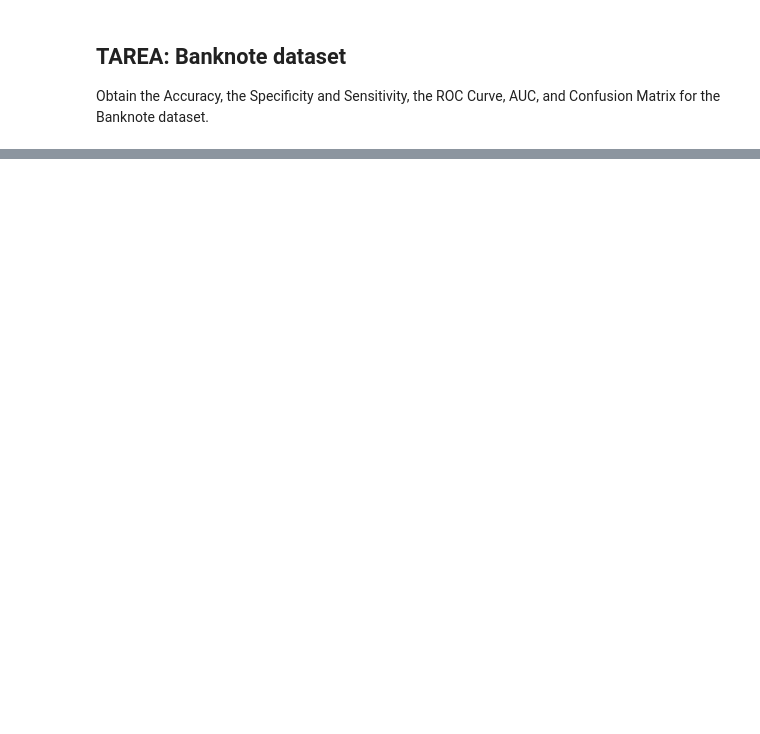
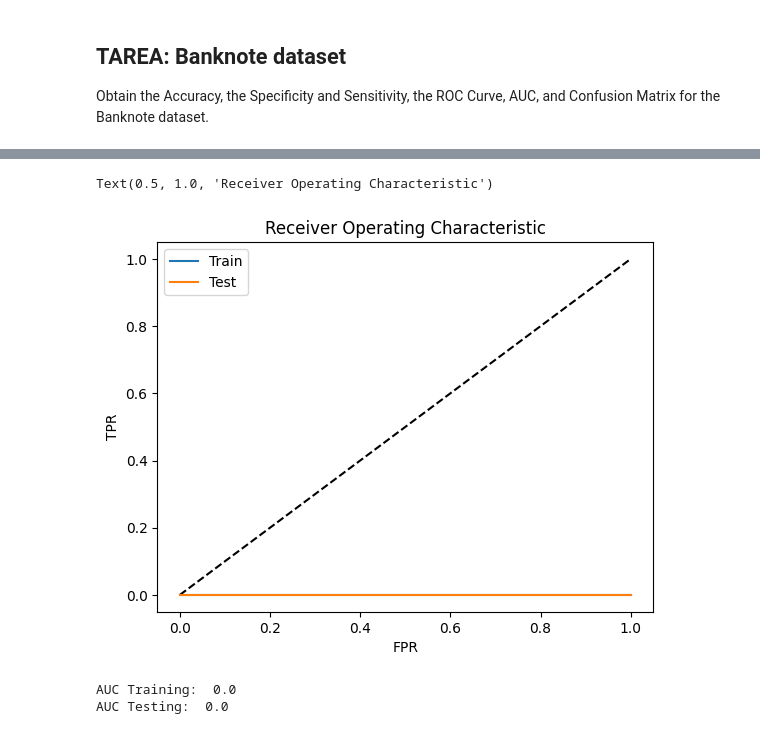
Before and after one commit to HappyFacell/Aprendizaje_maquina, a Jupyter notebook: M4_2_3 LoR_ROC_ConfusionMatrix-Diego_Ferreira_Lee.ipynb, the cells around one changed output, grey strips where cells are left out. Saved outputs shown, nothing was run; the diff lists cells and outputs as text; code cells hidden in the pictures; blank space fills up the shorter version.

```diff
--- a/M4_2_3 LoR_ROC_ConfusionMatrix-Diego_Ferreira_Lee.ipynb
+++ b/M4_2_3 LoR_ROC_ConfusionMatrix-Diego_Ferreira_Lee.ipynb
@@ -443,0 +510,18 @@ Obtain the Accuracy, the Specificity and Sensitivity, the ROC Curve, AUC, and Co
+# %%
+#3.1 Logistic function
+def h(x, w):
+    wx = np.dot(x, w.T)
+    z = 1 / (1 + np.exp(-wx))
+    return z
+# %%
+#3.2 Cost function
+def cost(x, y, w):
+    m, n = np.shape(x)
+    c = (-1 / m)*np.sum(y * np.log(h(x, w)) + (1 - y) * np.log((1 - h(x, w))))
+    return c
+# %%
+#3.3 Gradient function
+def grad(x, y, w):
+    m, n = np.shape(x)
+    g = (1 / m) * np.dot(x.T,(h(x, w)-y))
+    return g
@@ -443,0 +665,51 @@ Obtain the Accuracy, the Specificity and Sensitivity, the ROC Curve, AUC, and Co
+# %%
+def ROC(y, p):
+
+    # YOURCODE
+    threshold = np.arange(0, 1, 0.005)
+    TPR = np.zeros(len(threshold))
+    FPR = np.zeros(len(threshold))
+
+    for thr in range(len(threshold)):
+        pred = predict(p, threshold[thr])
+        TPR[thr] = tpr(values(y, pred))
+        FPR[thr] = fpr(values(y, pred))
+
+    return TPR, FPR
+
+
+# ROC curve for Training
+Tpr, Fpr = ROC(yTrain, h(xTrain, w))
+plt.plot([0, 1], [0, 1], 'k--',)
+plt.plot(Fpr, Tpr, '-', label="Train")
+
+# ROC curve for Testing
+Tpr1, Fpr1 = ROC(yTest, h(xTest, w))
+plt.plot(Fpr1, Tpr1, '-', label="Test")
+
+# Plot the curves
+plt.xlabel('FPR')
+plt.ylabel('TPR')
+plt.legend()
+plt.title('Receiver Operating Characteristic')
+# %% [output]
+Text(0.5, 1.0, 'Receiver Operating Characteristic')
+[figure, added]
+# %%
+# AUC (Area under curve) calculus
+
+# AUC for Training
+rectangle_roc = 0
+rectangle_roc1 = 0
+for i in range(len(Tpr)-1):
+    rectangle_roc += (Fpr[i] - Fpr[i+1]) * Tpr[i]
+print('AUC Training: ', rectangle_roc)
+
+# AUC for Testing
+
+for i in range(len(Tpr1)-1):
+    rectangle_roc1 += (Fpr1[i] - Fpr1[i+1]) * Tpr1[i]
+print('AUC Testing: ', rectangle_roc1)
+# %% [output]
+AUC Training:  0.0
+AUC Testing:  0.0
```
Also changed, not shown: parts of 19 cells of this notebook.
